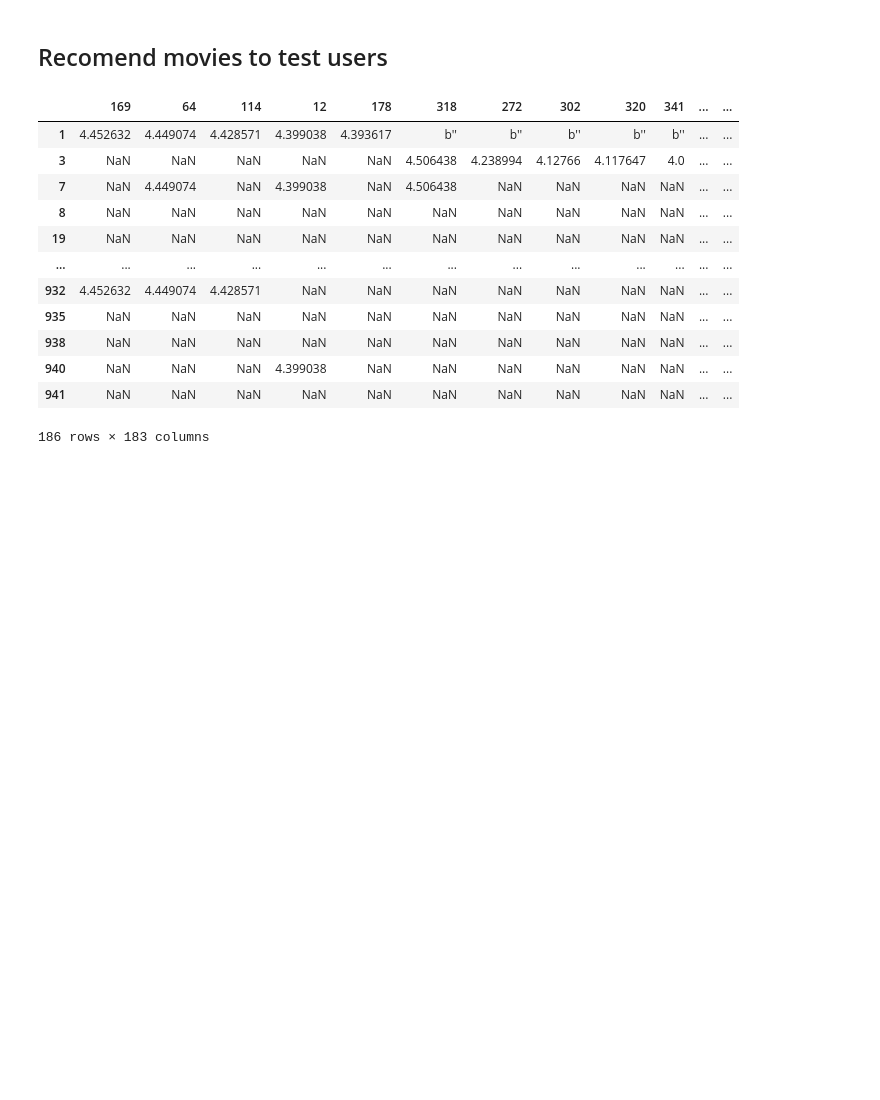
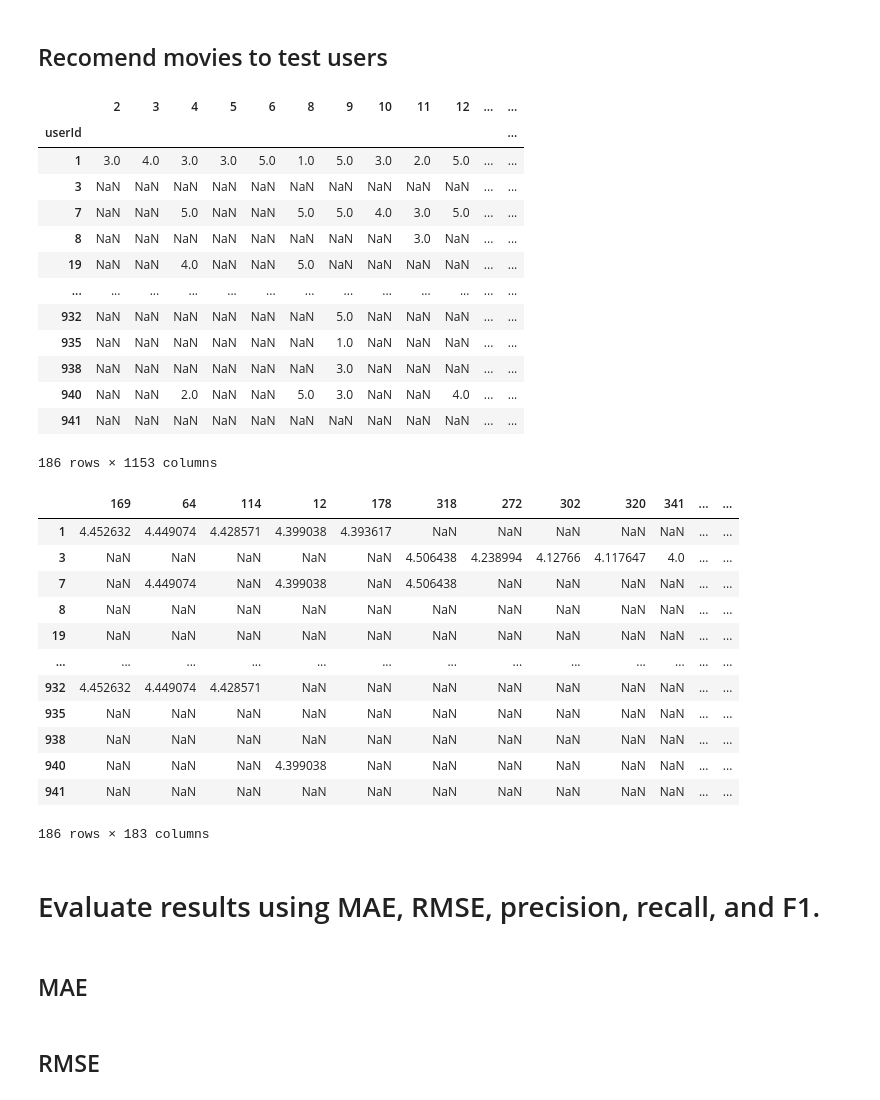
Before and after one commit to NikosKontou/6001-Project, a Jupyter notebook: project.ipynb, the cells around one changed output. Saved outputs shown, nothing was run; the diff lists cells and outputs as text; code cells hidden in the pictures; blank space fills up the shorter version.

Commit message:
MSE and RMSE

```diff
--- a/project.ipynb
+++ b/project.ipynb
@@ -144,28 +144,49 @@ trainData
 # %%
 # we need to recomend only rated movies so there is a valid comparison
 
 averageMovieRating = trainData.mean().sort_values(ascending= False)
-recomendedMovies = pd.DataFrame()
+recommendedMovies = pd.DataFrame()
 for userIndex, row in testData.iterrows():
     notNanCols = row.dropna().index
     #get the first 5 top rated movies that the test user has seen
     sortedCols = averageMovieRating[notNanCols].sort_values(ascending=False).index[:5]
-    top_values = averageMovieRating[sortedCols].values
-    recomendedMovies.loc[userIndex, sortedCols] = top_values
+    topValues = averageMovieRating[sortedCols].values
+    recommendedMovies.loc[userIndex, sortedCols] = topValues
+
+# remove the warning
+pd.set_option("future.no_silent_downcasting", True)
+recommendedMovies = recommendedMovies.replace(b'', np.nan)
 
 # testData.to_csv("testData.csv", sep=',', encoding='utf-8', index=True, header=True)
-recomendedMovies
+# averageMovieRating.to_csv("AMR.csv", sep=',', encoding='utf-8', index=True, header=True)
+# recommendedMovies.to_csv("recomended.csv", sep=',', encoding='utf-8', index=True, header=True)
 # %% [output]
-|  | 169 | 64 | 114 | 12 | 178 | 318 | 272 | 302 | 320 | 341 | ... | ... |
-| 1 | 4.452632 | 4.449074 | 4.428571 | 4.399038 | 4.393617 | b'' | b'' | b'' | b'' | b'' | ... | ... |
-| 3 | NaN | NaN | NaN | NaN | NaN | 4.506438 | 4.238994 | 4.12766 | 4.117647 | 4.0 | ... | ... |
-| 7 | NaN | 4.449074 | NaN | 4.399038 | NaN | 4.506438 | NaN | NaN | NaN | NaN | ... | ... |
-| 8 | NaN | NaN | NaN | NaN | NaN | NaN | NaN | NaN | NaN | NaN | ... | ... |
-| 19 | NaN | NaN | NaN | NaN | NaN | NaN | NaN | NaN | NaN | NaN | ... | ... |
+|  | 2 | 3 | 4 | 5 | 6 | 8 | 9 | 10 | 11 | 12 | ... | ... |
+| userId |  |  |  |  |  |  |  |  |  |  |  | ... |
+| 1 | 3.0 | 4.0 | 3.0 | 3.0 | 5.0 | 1.0 | 5.0 | 3.0 | 2.0 | 5.0 | ... | ... |
+| 3 | NaN | NaN | NaN | NaN | NaN | NaN | NaN | NaN | NaN | NaN | ... | ... |
+| 7 | NaN | NaN | 5.0 | NaN | NaN | 5.0 | 5.0 | 4.0 | 3.0 | 5.0 | ... | ... |
+| 8 | NaN | NaN | NaN | NaN | NaN | NaN | NaN | NaN | 3.0 | NaN | ... | ... |
+| 19 | NaN | NaN | 4.0 | NaN | NaN | 5.0 | NaN | NaN | NaN | NaN | ... | ... |
 | ... | ... | ... | ... | ... | ... | ... | ... | ... | ... | ... | ... | ... |
-| 932 | 4.452632 | 4.449074 | 4.428571 | NaN | NaN | NaN | NaN | NaN | NaN | NaN | ... | ... |
-| 935 | NaN | NaN | NaN | NaN | NaN | NaN | NaN | NaN | NaN | NaN | ... | ... |
-| 938 | NaN | NaN | NaN | NaN | NaN | NaN | NaN | NaN | NaN | NaN | ... | ... |
-| 940 | NaN | NaN | NaN | 4.399038 | NaN | NaN | NaN | NaN | NaN | NaN | ... | ... |
+| 932 | NaN | NaN | NaN | NaN | NaN | NaN | 5.0 | NaN | NaN | NaN | ... | ... |
+| 935 | NaN | NaN | NaN | NaN | NaN | NaN | 1.0 | NaN | NaN | NaN | ... | ... |
+| 938 | NaN | NaN | NaN | NaN | NaN | NaN | 3.0 | NaN | NaN | NaN | ... | ... |
+| 940 | NaN | NaN | 2.0 | NaN | NaN | 5.0 | 3.0 | NaN | NaN | 4.0 | ... | ... |
 | 941 | NaN | NaN | NaN | NaN | NaN | NaN | NaN | NaN | NaN | NaN | ... | ... |
-186 rows × 183 columns
+186 rows × 1153 columns
+|  | 169 | 64 | 114 | 12 | 178 | 318 | 272 | 302 | 320 | 341 | ... | ... |
+| 1 | 4.452632 | 4.449074 | 4.428571 | 4.399038 | 4.393617 | NaN | NaN | NaN | NaN | NaN | ... | ... |
+| 3 | NaN | NaN | NaN | NaN | NaN | 4.506438 | 4.238994 | 4.12766 | 4.117647 | 4.0 | ... | ... |
+| 7 | NaN | 4.449074 | NaN | 4.399038 | NaN | 4.506438 | NaN | NaN | NaN | NaN | ... | ... |
+| 8 | NaN | NaN | NaN | NaN | NaN | NaN | NaN | NaN | NaN | NaN | ... | ... |
+| 19 | NaN | NaN | NaN | NaN | NaN | NaN | NaN | NaN | NaN | NaN | ... | ... |
+| ... | ... | ... | ... | ... | ... | ... | ... | ... | ... | ... | ... | ... |
+| 932 | 4.452632 | 4.449074 | 4.428571 | NaN | NaN | NaN | NaN | NaN | NaN | NaN | ... | ... |
+| 935 | NaN | NaN | NaN | NaN | NaN | NaN | NaN | NaN | NaN | NaN | ... | ... |
+| 938 | NaN | NaN | NaN | NaN | NaN | NaN | NaN | NaN | NaN | NaN | ... | ... |
+| 940 | NaN | NaN | NaN | 4.399038 | NaN | NaN | NaN | NaN | NaN | NaN | ... | ... |
+| 941 | NaN | NaN | NaN | NaN | NaN | NaN | NaN | NaN | NaN | NaN | ... | ... |
+186 rows × 183 columns
+# %% [markdown]
+# Evaluate results using MAE, RMSE, precision, recall, and F1.
@@ -171,0 +201,2 @@ recomendedMovies
+# %% [markdown]
+## MAE
@@ -171,0 +206,2 @@ recomendedMovies
+# %% [markdown]
+## RMSE
```
Also changed, not shown: parts of 4 cells of this notebook.
